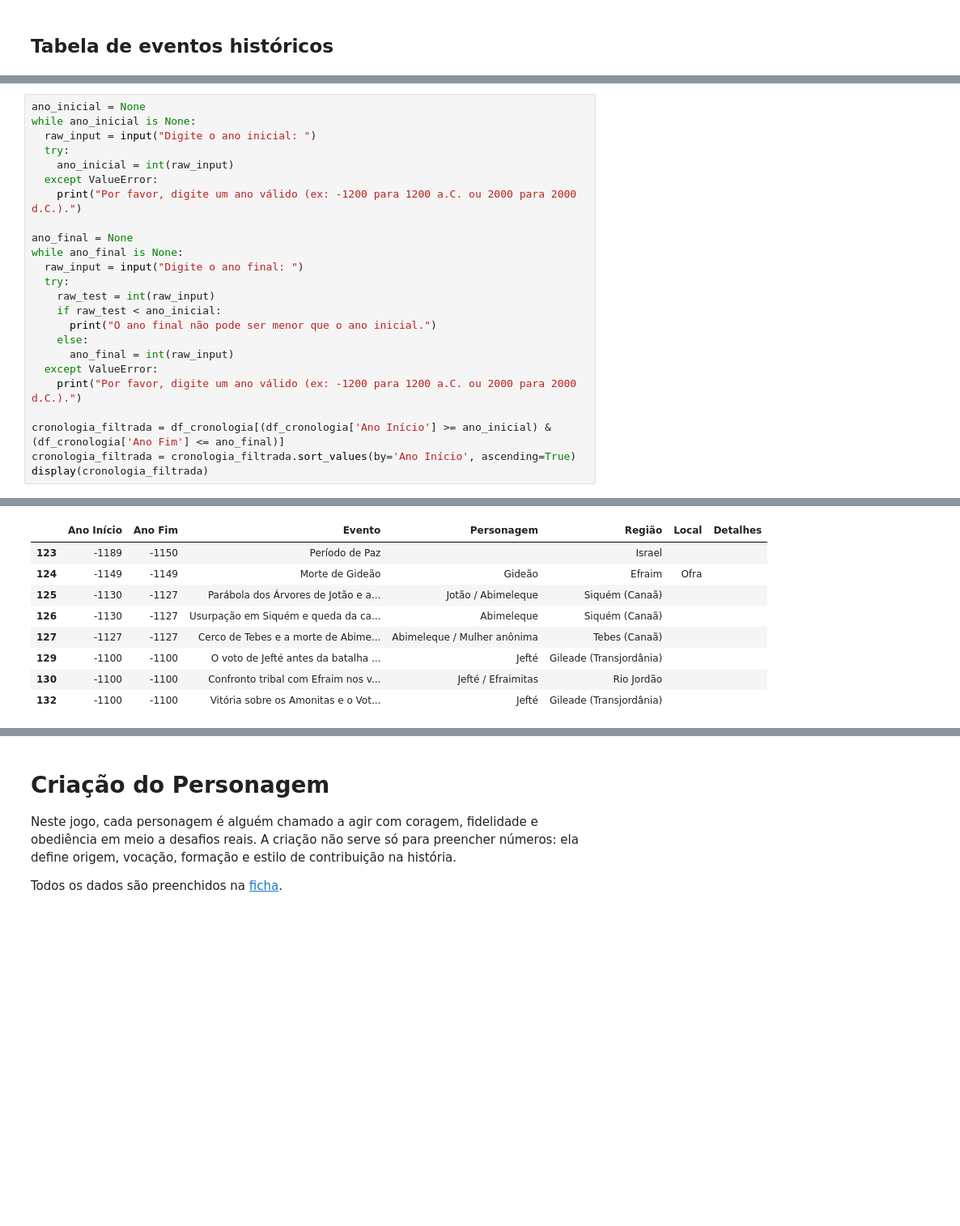
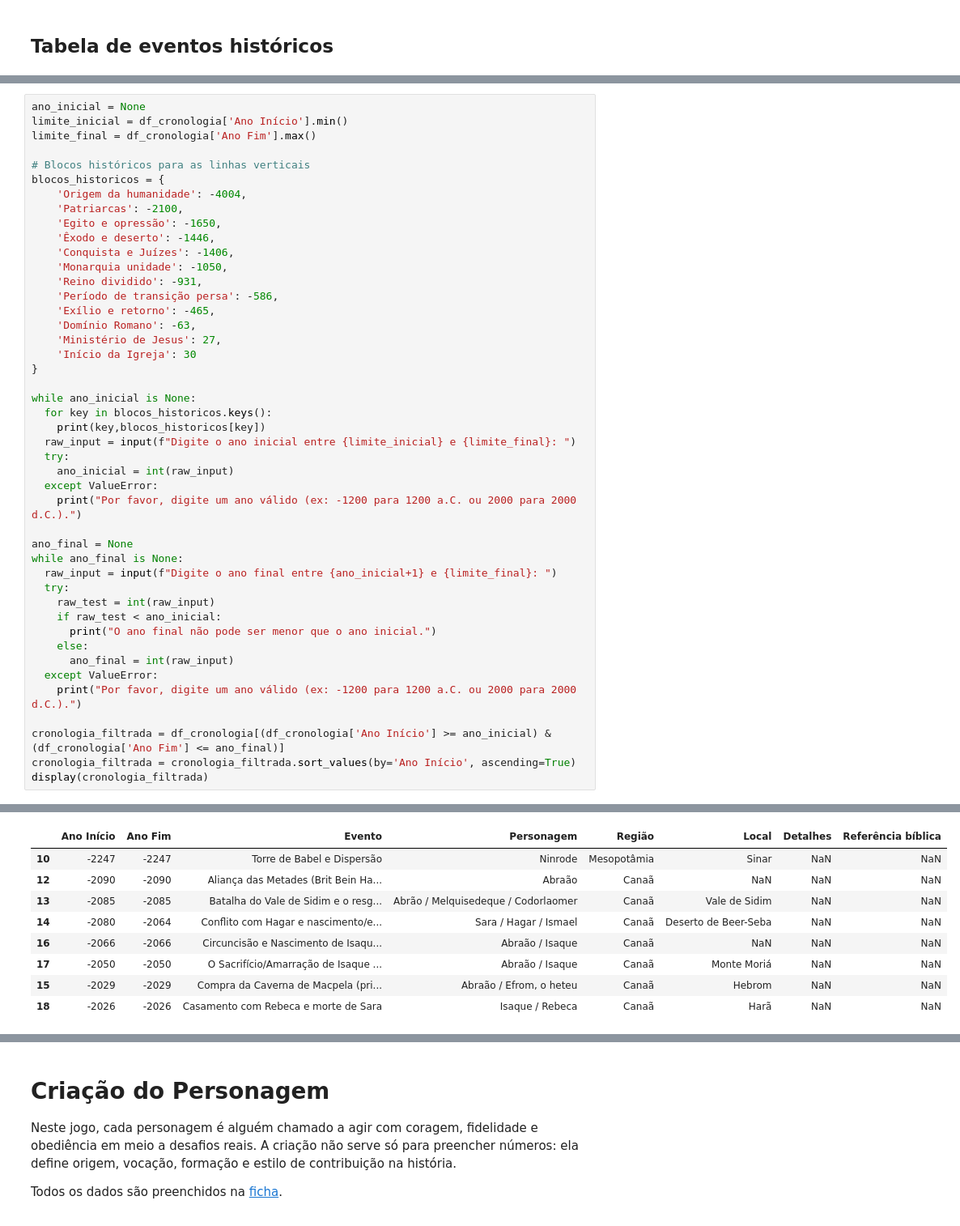
Before and after one commit to Mateus-cpa/estudos_b-blicos, a Jupyter notebook: rpg/rpg_biblico.ipynb, the cells around one changed output, grey strips where cells are left out. Shown at 81% size. Cells and saved outputs as stored; diff of their text form; blank space fills up the shorter version.

```diff
--- a/rpg/rpg_biblico.ipynb
+++ b/rpg/rpg_biblico.ipynb
@@ -316,8 +303,29 @@ df_cronologia['Ano Início'] = df_cronologia['Ano Início'].fillna(0).astype(int
 df_cronologia['Ano Fim'] = df_cronologia['Ano Fim'].fillna(0).astype(int)
 # %%
 ano_inicial = None
+limite_inicial = df_cronologia['Ano Início'].min()
+limite_final = df_cronologia['Ano Fim'].max()
+
+# Blocos históricos para as linhas verticais
+blocos_historicos = {
+    'Origem da humanidade': -4004,
+    'Patriarcas': -2100,
+    'Egito e opressão': -1650,
+    'Êxodo e deserto': -1446,
+    'Conquista e Juízes': -1406,
+    'Monarquia unidade': -1050,
+    'Reino dividido': -931,
+    'Período de transição persa': -586,
+    'Exílio e retorno': -465,
+    'Domínio Romano': -63,
+    'Ministério de Jesus': 27,
+    'Início da Igreja': 30
+}
+
 while ano_inicial is None:
-  raw_input = input("Digite o ano inicial: ")
+  for key in blocos_historicos.keys():
+    print(key,blocos_historicos[key])
+  raw_input = input(f"Digite o ano inicial entre {limite_inicial} e {limite_final}: ")
   try:
     ano_inicial = int(raw_input)
   except ValueError:
@@ -325,7 +333,7 @@ while ano_inicial is None:
 
 ano_final = None
 while ano_final is None:
-  raw_input = input("Digite o ano final: ")
+  raw_input = input(f"Digite o ano final entre {ano_inicial+1} e {limite_final}: ")
   try:
     raw_test = int(raw_input)
     if raw_test < ano_inicial:
@@ -344,12 +364,12 @@ Digite o ano final: -1100
-|  | Ano Início | Ano Fim | Evento | Personagem | Região | Local | Detalhes |
-| 123 | -1189 | -1150 | Período de Paz |  | Israel |  |  |
-| 124 | -1149 | -1149 | Morte de Gideão | Gideão | Efraim | Ofra |  |
-| 125 | -1130 | -1127 | Parábola dos Árvores de Jotão e a... | Jotão / Abimeleque | Siquém (Canaã) |  |  |
-| 126 | -1130 | -1127 | Usurpação em Siquém e queda da ca... | Abimeleque | Siquém (Canaã) |  |  |
-| 127 | -1127 | -1127 | Cerco de Tebes e a morte de Abime... | Abimeleque / Mulher anônima | Tebes (Canaã) |  |  |
-| 129 | -1100 | -1100 | O voto de Jefté antes da batalha ... | Jefté | Gileade (Transjordânia) |  |  |
-| 130 | -1100 | -1100 | Confronto tribal com Efraim nos v... | Jefté / Efraimitas | Rio Jordão |  |  |
-| 132 | -1100 | -1100 | Vitória sobre os Amonitas e o Vot... | Jefté | Gileade (Transjordânia) |  |  |
+|  | Ano Início | Ano Fim | Evento | Personagem | Região | Local | Detalhes | Referência bíblica |
+| 10 | -2247 | -2247 | Torre de Babel e Dispersão | Ninrode | Mesopotâmia | Sinar | NaN | NaN |
+| 12 | -2090 | -2090 | Aliança das Metades (Brit Bein Ha... | Abraão | Canaã | NaN | NaN | NaN |
+| 13 | -2085 | -2085 | Batalha do Vale de Sidim e o resg... | Abrão / Melquisedeque / Codorlaomer | Canaã | Vale de Sidim | NaN | NaN |
+| 14 | -2080 | -2064 | Conflito com Hagar e nascimento/e... | Sara / Hagar / Ismael | Canaã | Deserto de Beer-Seba | NaN | NaN |
+| 16 | -2066 | -2066 | Circuncisão e Nascimento de Isaqu... | Abraão / Isaque | Canaã | NaN | NaN | NaN |
+| 17 | -2050 | -2050 | O Sacrifício/Amarração de Isaque ... | Abraão / Isaque | Canaã | Monte Moriá | NaN | NaN |
+| 15 | -2029 | -2029 | Compra da Caverna de Macpela (pri... | Abraão / Efrom, o heteu | Canaã | Hebrom | NaN | NaN |
+| 18 | -2026 | -2026 | Casamento com Rebeca e morte de Sara | Isaque / Rebeca | Canaã | Harã | NaN | NaN |
 # %%
 import matplotlib.pyplot as plt
 import seaborn as sns
```
Also changed, not shown: parts of 3 cells of this notebook.
